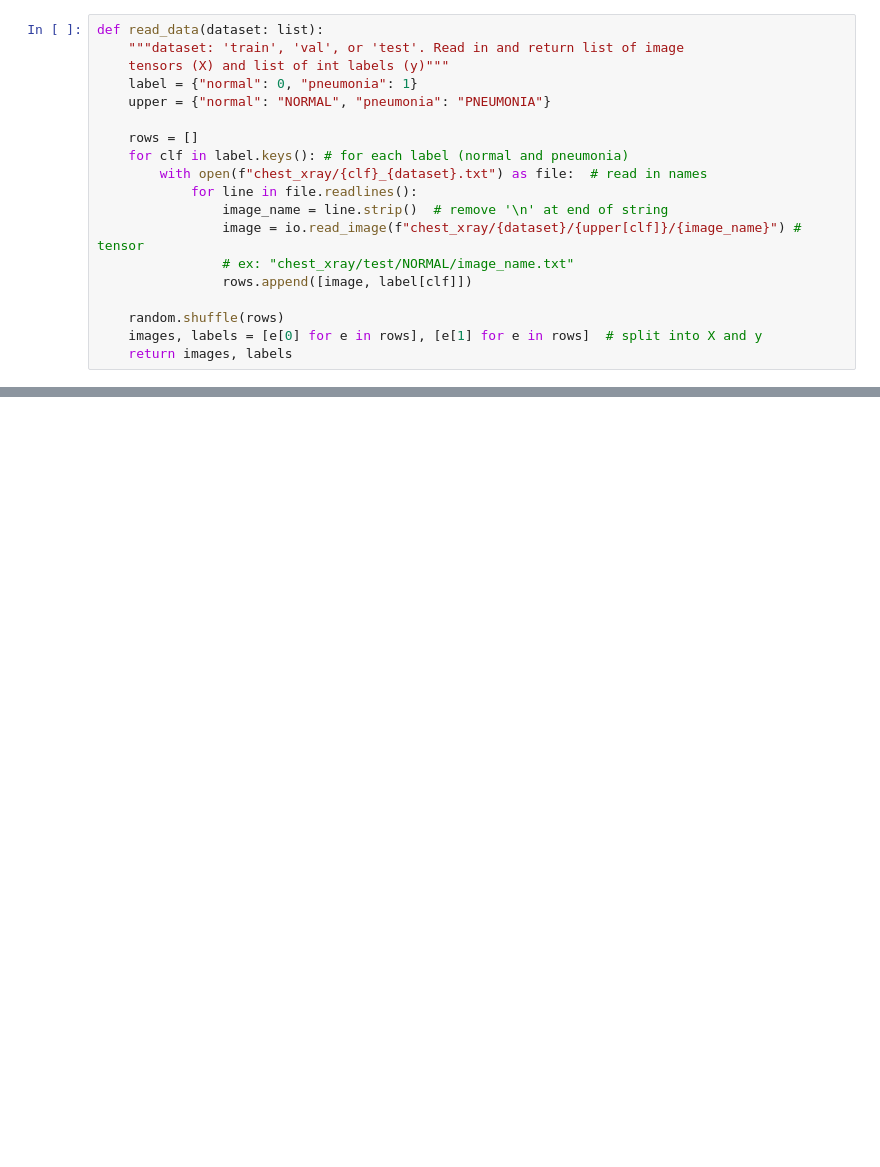
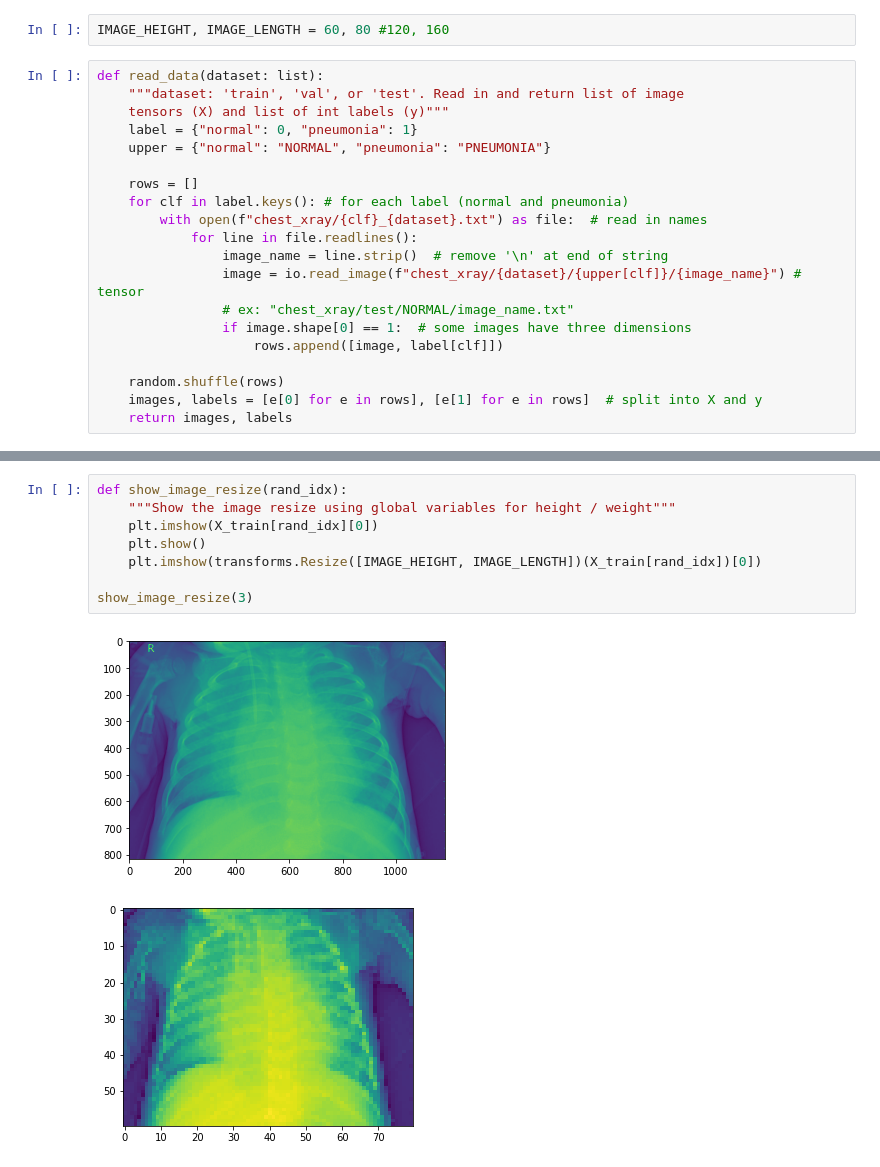
Before and after one commit to bonyejekwe/Pneumonia_Classification, a Jupyter notebook: Pnuemonia_Classification.ipynb, the cells around one changed output, grey strips where cells are left out. Drawn from its saved outputs; the diff is of its cells as text; blank space fills up the shorter version.

```diff
--- a/Pnuemonia_Classification.ipynb
+++ b/Pnuemonia_Classification.ipynb
@@ -5,3 +9,5 @@ from torchvision import io
+# %%
+IMAGE_HEIGHT, IMAGE_LENGTH = 60, 80 #120, 160
 # %%
 def read_data(dataset: list):
     """dataset: 'train', 'val', or 'test'. Read in and return list of image
@@ -16,7 +22,8 @@ def read_data(dataset: list):
                 image_name = line.strip()  # remove '\n' at end of string
                 image = io.read_image(f"chest_xray/{dataset}/{upper[clf]}/{image_name}") # tensor
                 # ex: "chest_xray/test/NORMAL/image_name.txt"
-                rows.append([image, label[clf]])
+                if image.shape[0] == 1:  # some images have three dimensions
+                    rows.append([image, label[clf]])
 
     random.shuffle(rows)
     images, labels = [e[0] for e in rows], [e[1] for e in rows]  # split into X and y
@@ -47,0 +177,11 @@ X_train
+# %%
+def show_image_resize(rand_idx):
+    """Show the image resize using global variables for height / weight"""
+    plt.imshow(X_train[rand_idx][0])
+    plt.show()
+    plt.imshow(transforms.Resize([IMAGE_HEIGHT, IMAGE_LENGTH])(X_train[rand_idx])[0])
+
+show_image_resize(3)
+# %% [output]
+[figure, added]
+[figure, added]
```
Also changed, not shown: parts of 11 cells of this notebook.
